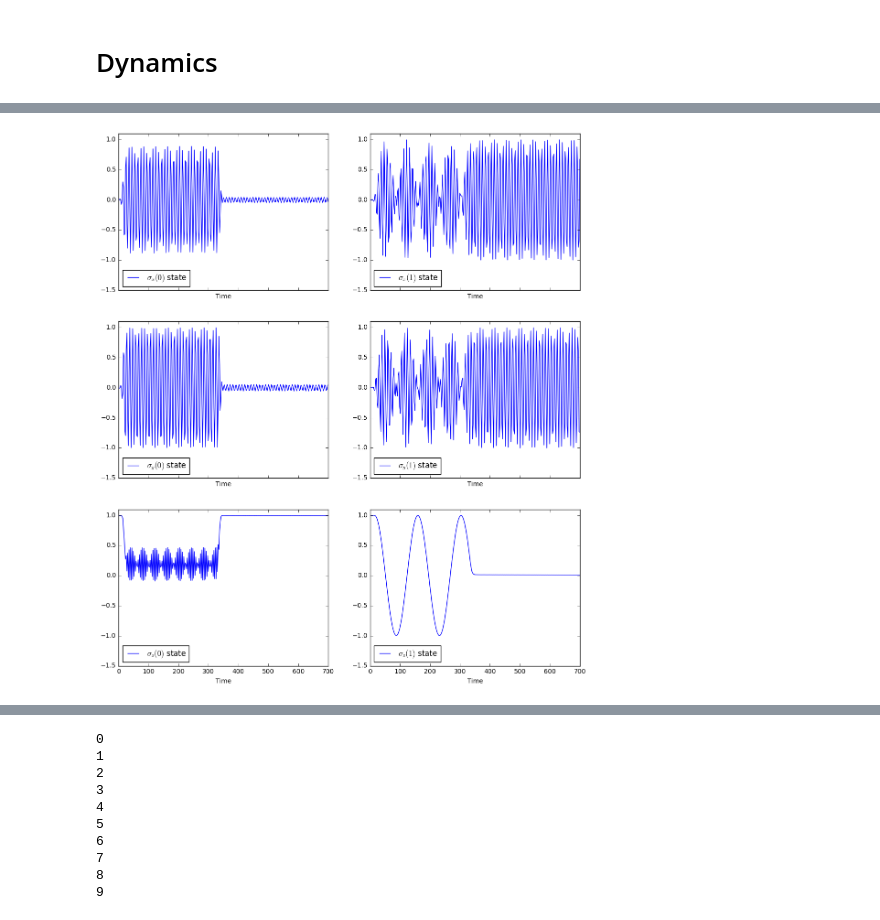
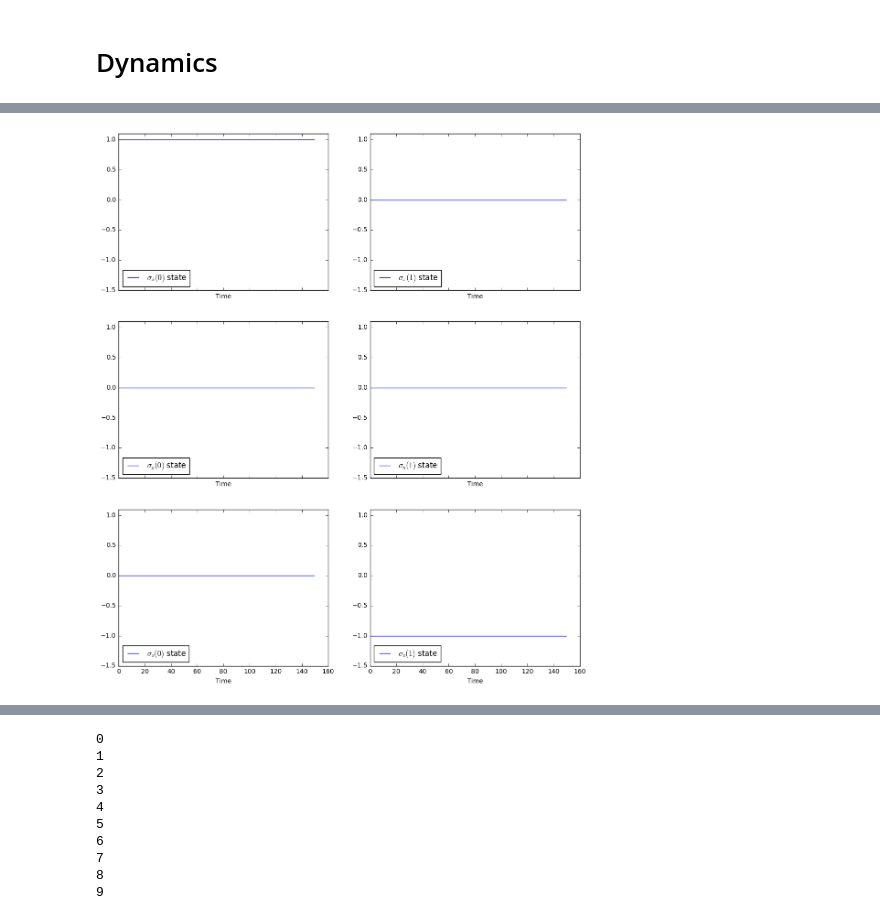
Before and after one commit to safoex/qubitlab, a Jupyter notebook: python/qutip/2qubit (2d).ipynb, the cells around one changed output, grey strips where cells are left out. Cells and saved outputs as stored; diff of their text form; code cells hidden in the pictures.

```diff
--- a/python/qutip/2qubit (2d).ipynb
+++ b/python/qutip/2qubit (2d).ipynb
@@ -25,8 +25,8 @@ st = 6
 args = {'a':a, 'b':b,'st':st, 'w_rf':w_rf[0],'phi':phi[0]}
 # %%
 time_coeff = "cos(w_rf*t + phi)*0.5*(tanh((t-a)/st) - tanh((t-b)/st))"
-tlist_t = 700
-timesteps = 300
+tlist_t = 150
+timesteps = 3000
 tlist = np.linspace(0,tlist_t,timesteps)
 # %%
 time_c_func = lambdify({'a','b','t','st','w_rf', 'phi'},time_coeff,'numpy')
@@ -73,7 +75,7 @@ def TSm(qubit, N = N):
 # %% [markdown]
 # Visualisation
 # %%
-def Tvis_out(output):
+def Tvis_out(output,every_t = 1):
     graphs = int(len(output.expect)/2)
     fig, axes2d = plt.subplots(graphs,2, figsize=(13,5*graphs), sharex=True)
     #axes[0].set_title('f = %.3f, $t_{gate}$ = %.0f, $\phi$ = %f'%(f,t_gate1,phase1));
@@ -81,7 +83,7 @@ def Tvis_out(output):
     for idx, axes in enumerate(axes2d):
         for idy, ax in enumerate(axes):
             #print("%d %d"%(idx,idy))
-            ax.plot(tlist, output.expect[idy*graphs + idx], label=(labels[idx]%(idy) if idx <3 else "%d(%d)"%(idx-3,idy)) + " state")
+            ax.plot(tlist[::every_t], output.expect[idy*graphs + idx], label=(labels[idx]%(idy) if idx <3 else "%d(%d)"%(idx-3,idy)) + " state")
             #ax.plot(tlist, oldoutput.expect[1+idx], label="Transmon %i state"%idx)
             #ax.plot(tlist, 0.2+ 0.1*time_c_func(a=a,b=b,st=st,t=tlist,w=Eq,phase1=phase1,phase2=phase2,a2=a2,b2=b2),label="pulse (not exact)")
             ax.set_ylim(-1.5,1.1)
@@ -91,7 +93,7 @@ def Tvis_out(output):
 # Dynamics
 # %%
 expected = []
-Tpsi0 = tensor(basis(2,0), basis(2,0))
+Tpsi0 = tensor(basis(2,1), basis(2,1))
 
 def collapse_list():
     return []
@@ -118,12 +120,12 @@ Total run time:   1.00s
 # %%
-def observe(output, operators, rotationFreq ):
+def observe(output, operators, rotationFreq , every = 1):
     output2 = copy.deepcopy(output)
     output2.expect = []
     for i in range(len(operators)*2):
         output2.expect.append([])
     num_operators = len(operators)
-    for time_step, state in enumerate(output.states):
-        time = tlist_t / timesteps * time_step
+    for time, state in zip(tlist[::every], output.states[::every]):
+#         time = tlist_t / timesteps * time_step
         for i, op in enumerate(operators):
             for qubit in [1,2]:
                 if rotationFreq[qubit-1] != 0:
@@ -136,6 +146,6 @@ def observe(output, operators, rotationFreq ):
 # %%
 
-output2 = observe(out, [TSx, TSy, TSz], [0,0])
-Tvis_out(output2)
+output2 = observe(out, [TSx, TSy, TSz], [0,0], 100)
+Tvis_out(output2, 100)
 # %% [output]
-[figure, old version]
+[figure, new version]
```
Also changed, not shown: parts of 16 cells of this notebook.
